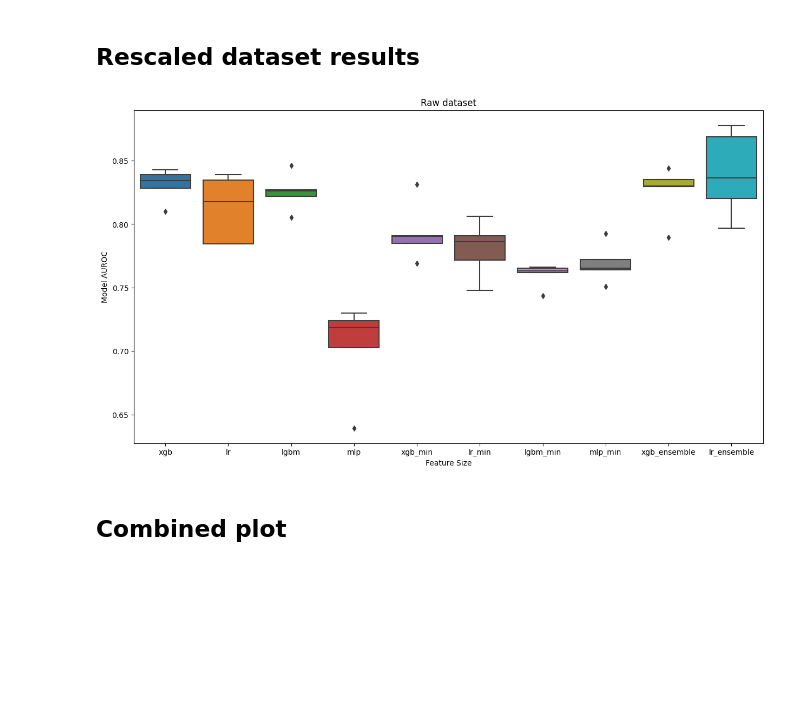
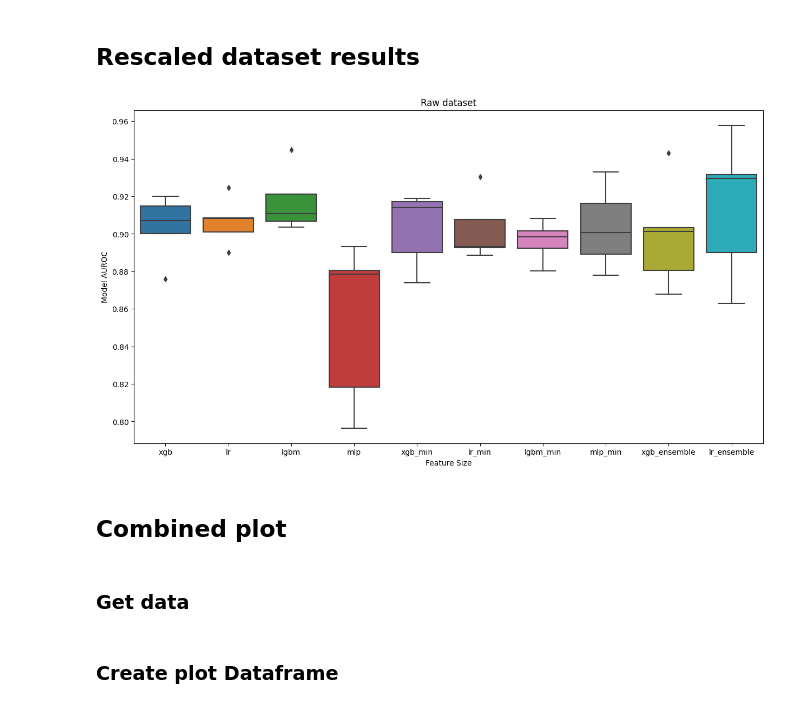
Before and after one commit to ryashpal/mortality, a Jupyter notebook: mortality_prediction/sepsis_icd/01_experiment_standardisation/04_analyse.ipynb, the cells around one changed output. Saved outputs shown, nothing was run; the diff lists cells and outputs as text; code cells hidden in the pictures; blank space fills up the shorter version.

```diff
--- a/mortality_prediction/sepsis_icd/01_experiment_standardisation/04_analyse.ipynb
+++ b/mortality_prediction/sepsis_icd/01_experiment_standardisation/04_analyse.ipynb
@@ -38,7 +38,7 @@ import pickle
 import os
 from pathlib import Path
 
-scoresFile = dataDirName + 'raw_icd_vb_0_va_24_lb_0_la_24/cv_scores_ts_0_te_7.pickle'
+scoresFile = dataDirName + 'raw_icd_vb_0_va_72_lb_0_la_72/cv_scores_ts_0_te_7.pickle'
 
 scoresDict = {}
 
@@ -67,7 +67,7 @@ import pickle
 import os
 from pathlib import Path
 
-scoresFile = dataDirName + 'standardised_icd_vb_0_va_24_lb_0_la_24/cv_scores_ts_0_te_7.pickle'
+scoresFile = dataDirName + 'standardised_icd_vb_0_va_72_lb_0_la_72/cv_scores_ts_0_te_7.pickle'
 
 scoresDict = {}
 
@@ -94,29 +94,31 @@ plt.show()
 # %%
 import pickle
 import os
 from pathlib import Path
 
-scoresFile = dataDirName + 'rescaled_icd_vb_0_va_24_lb_0_la_24/cv_scores_ts_0_te_7.pickle'
+scoresFile = dataDirName + 'rescaled_icd_vb_0_va_72_lb_0_la_72/cv_scores_ts_0_te_7.pickle'
 
 scoresDict = {}
 
 with open(Path(scoresFile), 'rb') as fp:
     scoresDict = pickle.load(fp)
 
 labels, accuracy_scores, balanced_accuracy_scores, average_precision_scores, f1_scores, roc_auc_scores = getLists(scoresDict)
 
 import matplotlib.pyplot as plt
 import seaborn as sns
 
 
 plt.figure(figsize=(15,8))
 ax = sns.boxplot(data=roc_auc_scores)
 ax.set(xticklabels=labels)
 ax.set(xlabel='Feature Size')
 ax.set(ylabel='Model AUROC')
 ax.set_title('Raw dataset')
 plt.show()
 # %% [output]
-[figure, old version]
+[figure, new version]
 # %% [markdown]
 ## Combined plot
+# %% [markdown]
+### Get data
@@ -122,0 +155,2 @@ plt.show()
+# %% [markdown]
+### Create plot Dataframe
```
Also changed, not shown: parts of 6 cells of this notebook, 6 other files.
